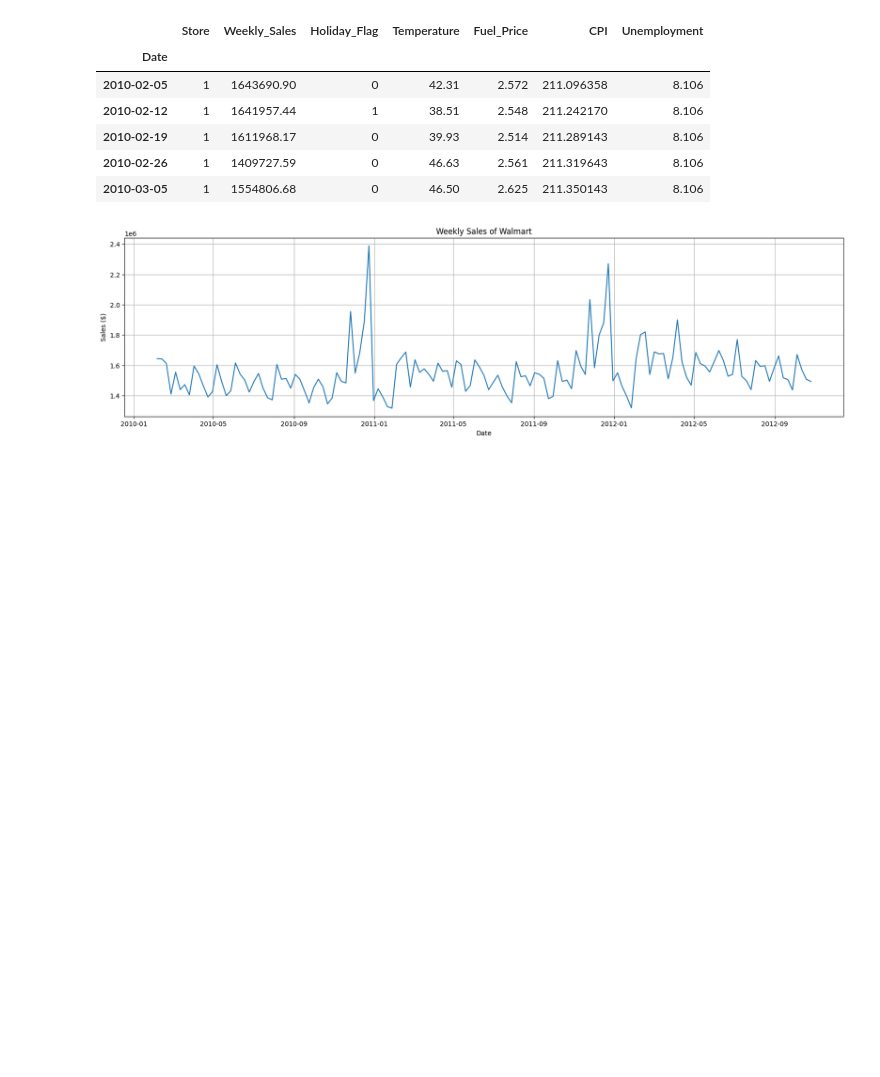
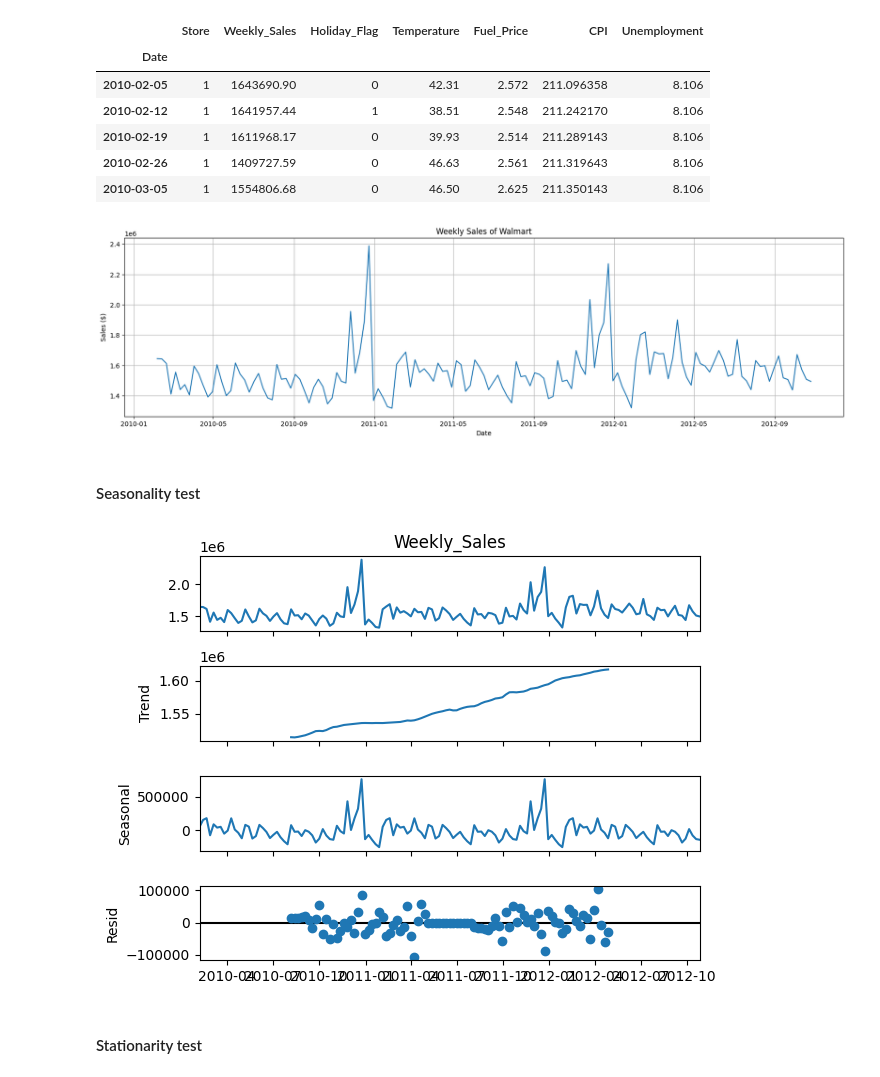
Before and after one commit to NishanD21/Walmart-Store-Sales-Forecasting, a Jupyter notebook: walmart_sales.ipynb, the cells around one changed output. Cells and saved outputs as stored; diff of their text form; code cells hidden in the pictures; blank space fills up the shorter version.

```diff
--- a/walmart_sales.ipynb
+++ b/walmart_sales.ipynb
@@ -46,6 +60,20 @@ plt.grid()
 plt.show()
 # %% [output]
 [figure]
+# %% [markdown]
+#### Seasonality test
+# %%
+# seasonality check
+
+from statsmodels.tsa.seasonal import seasonal_decompose
+
+snl = seasonal_decompose(df['Weekly_Sales'])
+snl.plot()
+plt.show()
+# %% [output]
+[figure, added]
+# %% [markdown]
+#### Stationarity test
 # %%
 # stationarity check
 
```
Also changed, not shown: parts of 10 cells of this notebook.
